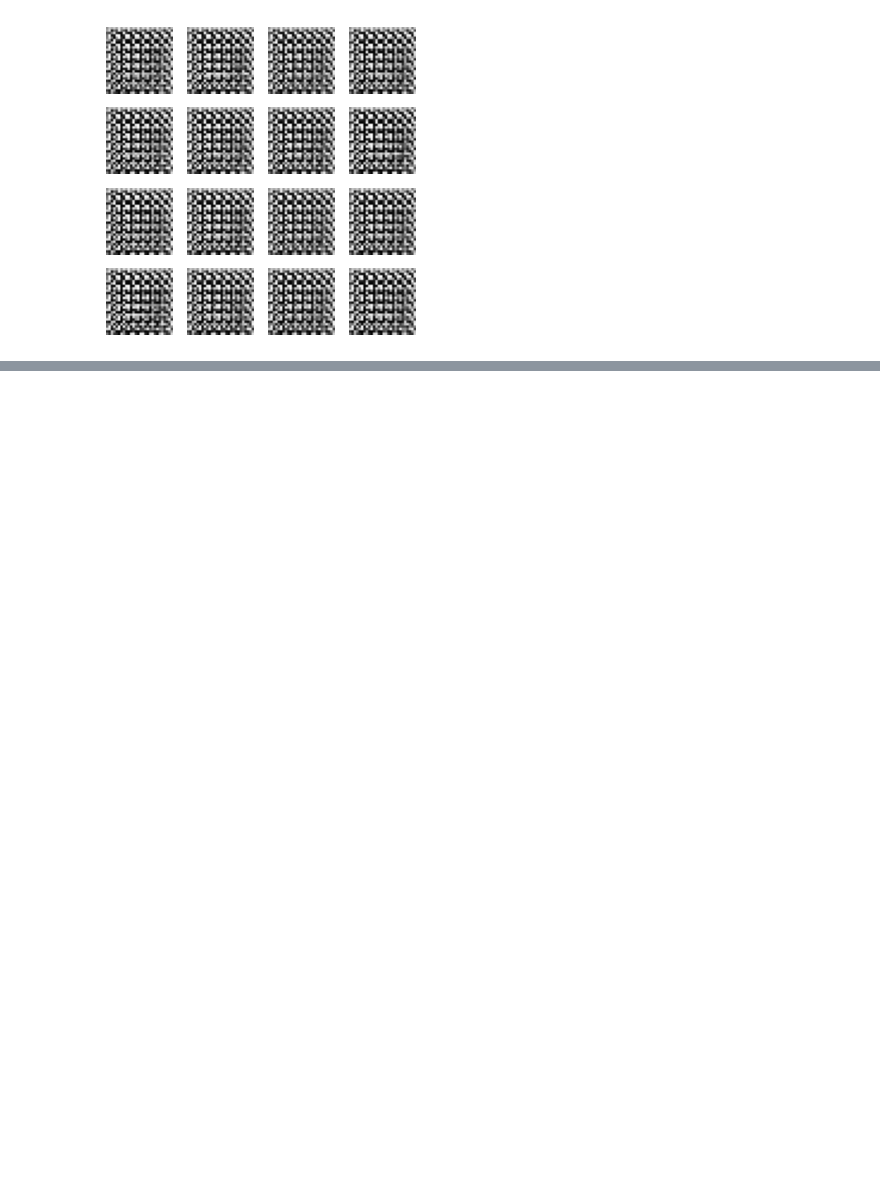
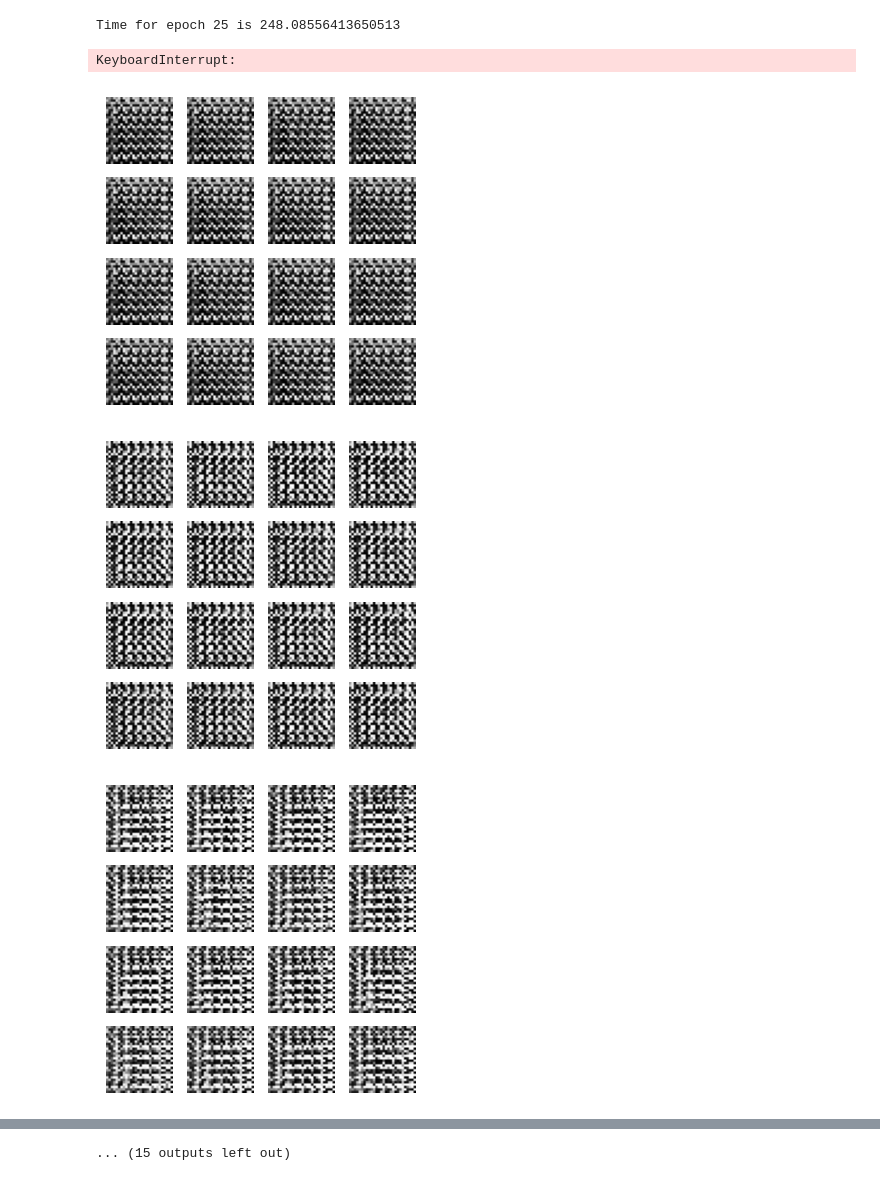
Before and after one commit to sStaite/ganImageGenerator, a Jupyter notebook: gan.ipynb, the cells around one changed output, grey strips where cells are left out. Cells and saved outputs as stored; diff of their text form; code cells hidden in the pictures; blank space fills up the shorter version.

Commit message:
25 epochs trained

```diff
--- a/gan.ipynb
+++ b/gan.ipynb
@@ -113,6 +113,6 @@ def generate_and_save_images(model, epoch, test_input):
 # %%
-def train(dataset, epochs):
-    for epoch in range(epochs):
+def train(dataset, start_epoch, end_epoch):
+    for epoch in range(start_epoch, end_epoch):
         start = time.time()
 
         for image_batch in dataset:
@@ -124,8 +124,14 @@ def train(dataset, epochs):
         print(f"Time for epoch {epoch + 1} is {time.time()-start}")
 
     display.clear_output(wait=True)
-    generate_and_save_images(generator, epochs, seed)
+    generate_and_save_images(generator, end_epoch, seed)
-# %%
-train(train_dataset, EPOCHS)
-# %% [output]
-[figure, removed]
+# %%
+train(train_dataset, 0, 100) #up to 100 epochs
+generator.save_weights("models/generator_weights")
+discriminator.save_weights("models/discriminator_weights")
+# %% [output]
+Time for epoch 25 is 248.08556413650513
+KeyboardInterrupt:
+[figure, added]
+[figure, added]
+[figure, added]
@@ -131,0 +145 @@ train(train_dataset, EPOCHS)
+... (15 outputs left out)
```
Also changed, not shown: parts of 7 cells of this notebook.
